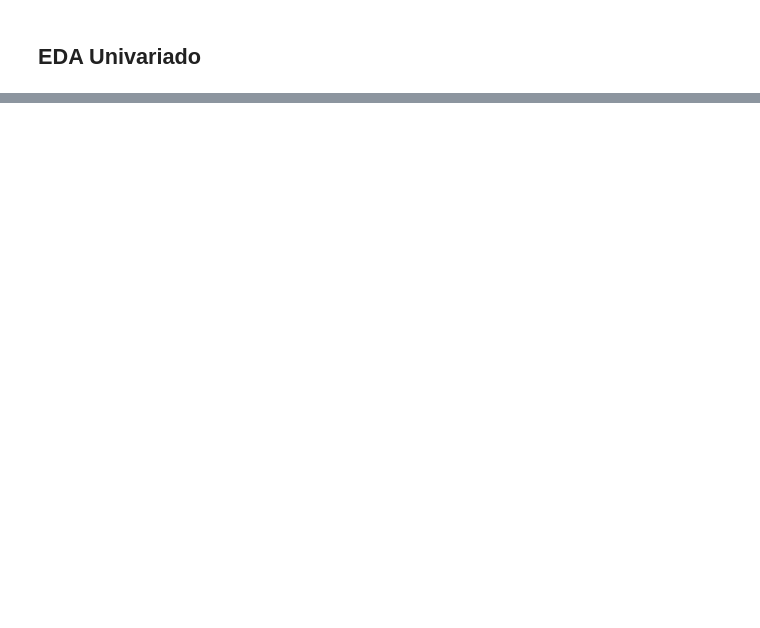
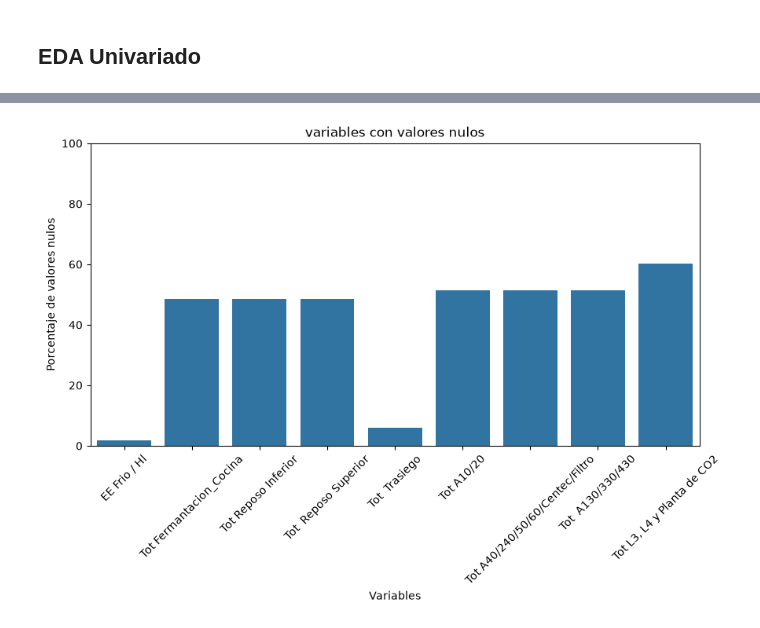
Before and after one commit to ignaciofaule-tech/TPI_LAB2_2026, a Jupyter notebook: src/EDA/EDA.ipynb, the cells around one changed output, grey strips where cells are left out. Drawn from its saved outputs; the diff is of its cells as text; code cells hidden in the pictures; blank space fills up the shorter version.

```diff
--- a/src/EDA/EDA.ipynb
+++ b/src/EDA/EDA.ipynb
@@ -46 +80,13 @@ EE Frio / Hl                        1.804124
 dtype: float64
+# %%
+nulos = df.isna().sum()/df.shape[0]*100
+plt.figure(figsize=(10,5))
+sns.barplot(x=df.columns[nulos>0],y=nulos[nulos>0])
+plt.xticks(rotation=45)
+plt.title("variables con valores nulos")
+plt.ylabel("Porcentaje de valores nulos")
+plt.xlabel("Variables")
+plt.ylim(0,100)
+plt.show()
+# %% [output]
+[figure, added]
```
Also changed, not shown: parts of 15 cells of this notebook.
